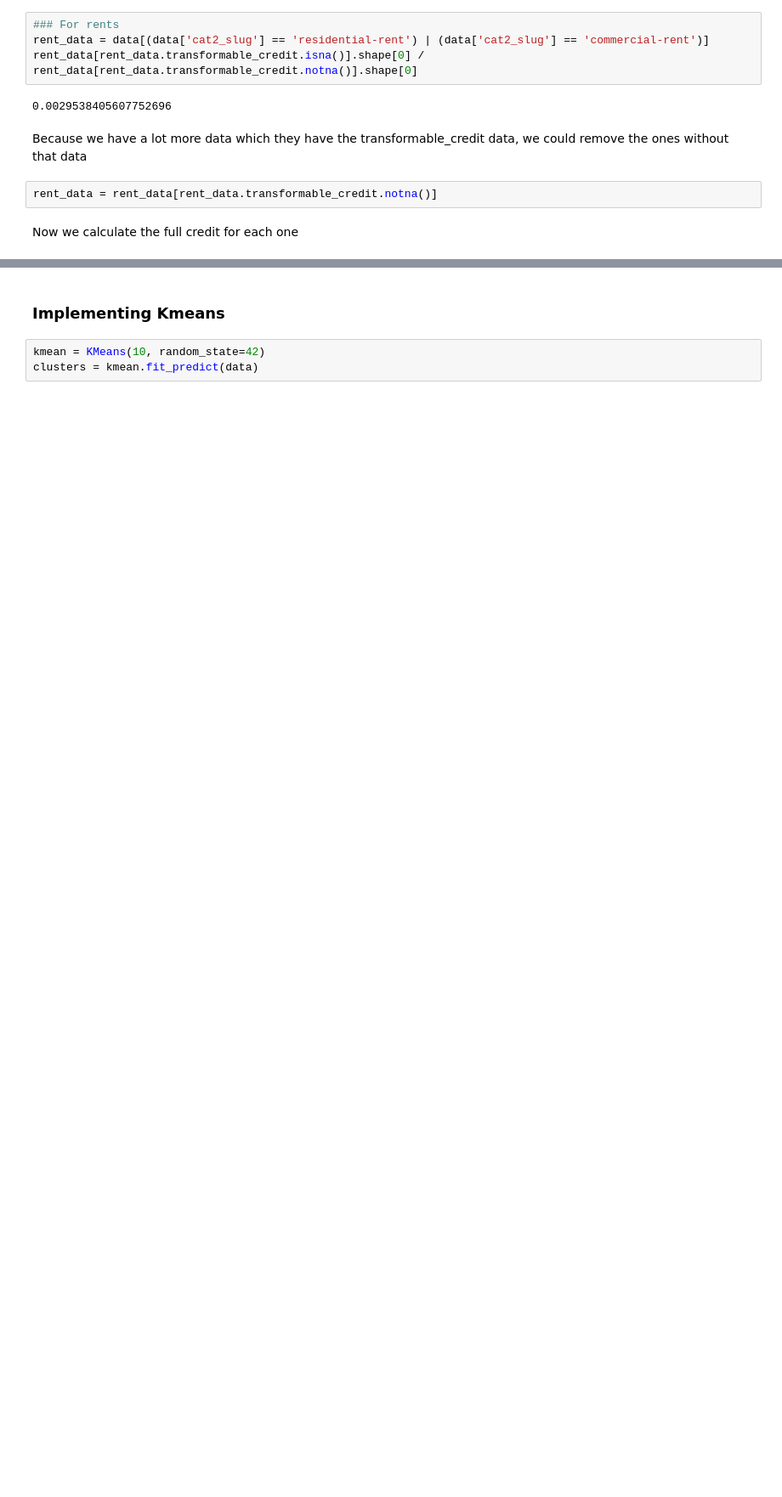
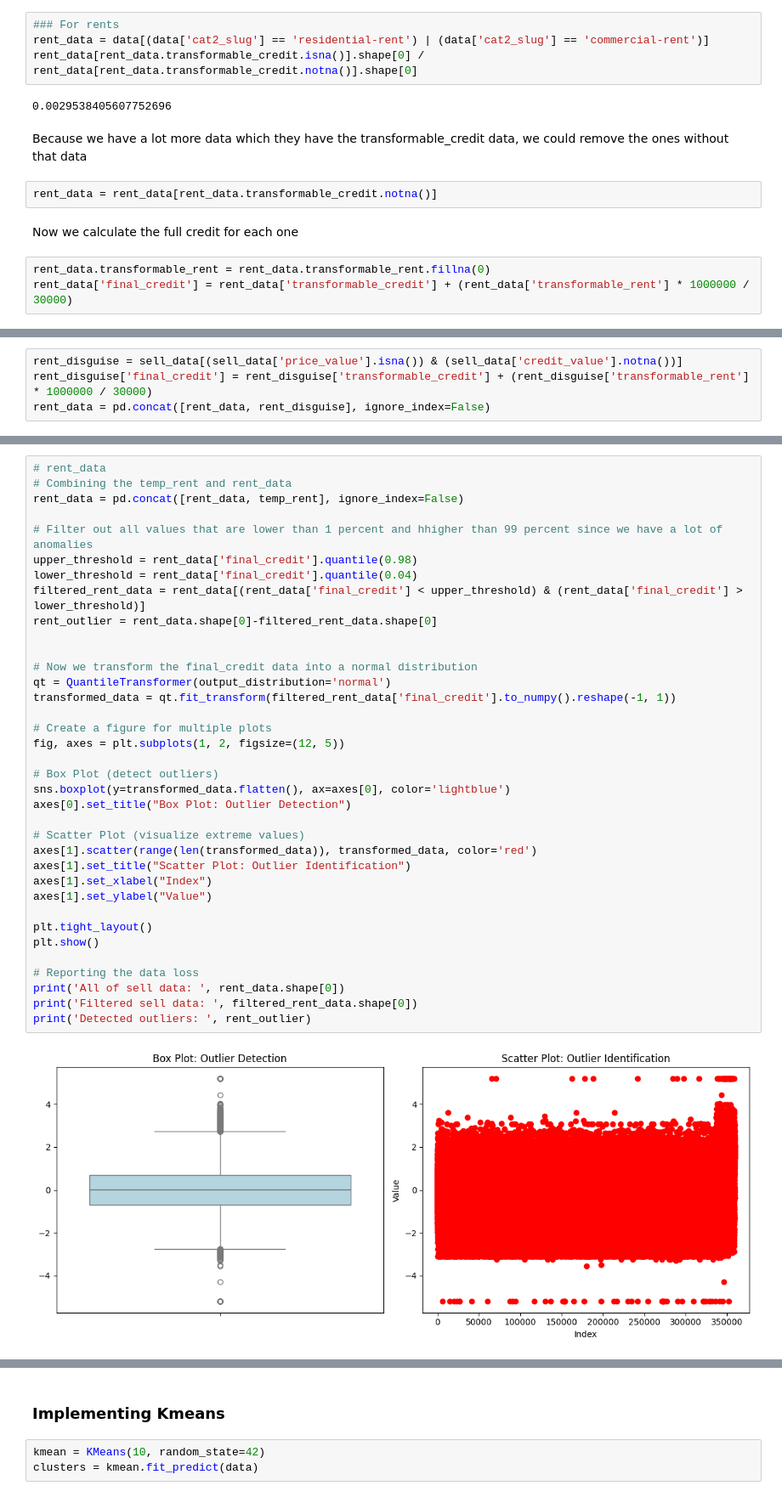
Before and after one commit to AbtinRahbari/AI_Delta_QBC9_G3, a Jupyter notebook: Clustering.ipynb, the cells around one changed output, grey strips where cells are left out. Shown at 85% size. Drawn from its saved outputs; the diff is of its cells as text; blank space fills up the shorter version.

```diff
--- a/Clustering.ipynb
+++ b/Clustering.ipynb
@@ -363,3 +363,6 @@ Because we have a lot more data which they have the transformable_credit data, w
 rent_data = rent_data[rent_data.transformable_credit.notna()]
 # %% [markdown]
 Now we calculate the full credit for each one
+# %%
+rent_data.transformable_rent = rent_data.transformable_rent.fillna(0)
+rent_data['final_credit'] = rent_data['transformable_credit'] + (rent_data['transformable_rent'] * 1000000 / 30000)
@@ -365,0 +414,4 @@ Now we calculate the full credit for each one
+# %%
+rent_disguise = sell_data[(sell_data['price_value'].isna()) & (sell_data['credit_value'].notna())]
+rent_disguise['final_credit'] = rent_disguise['transformable_credit'] + (rent_disguise['transformable_rent'] * 1000000 / 30000)
+rent_data = pd.concat([rent_data, rent_disguise], ignore_index=False)
@@ -365,0 +471,38 @@ Now we calculate the full credit for each one
+# %%
+# rent_data
+# Combining the temp_rent and rent_data
+rent_data = pd.concat([rent_data, temp_rent], ignore_index=False)
+
+# Filter out all values that are lower than 1 percent and hhigher than 99 percent since we have a lot of anomalies
+upper_threshold = rent_data['final_credit'].quantile(0.98)
+lower_threshold = rent_data['final_credit'].quantile(0.04)
+filtered_rent_data = rent_data[(rent_data['final_credit'] < upper_threshold) & (rent_data['final_credit'] > lower_threshold)]
+rent_outlier = rent_data.shape[0]-filtered_rent_data.shape[0]
+
+
+# Now we transform the final_credit data into a normal distribution
+qt = QuantileTransformer(output_distribution='normal')
+transformed_data = qt.fit_transform(filtered_rent_data['final_credit'].to_numpy().reshape(-1, 1))
+
+# Create a figure for multiple plots
+fig, axes = plt.subplots(1, 2, figsize=(12, 5))
+
+# Box Plot (detect outliers)
+sns.boxplot(y=transformed_data.flatten(), ax=axes[0], color='lightblue')
+axes[0].set_title("Box Plot: Outlier Detection")
+
+# Scatter Plot (visualize extreme values)
+axes[1].scatter(range(len(transformed_data)), transformed_data, color='red')
+axes[1].set_title("Scatter Plot: Outlier Identification")
+axes[1].set_xlabel("Index")
+axes[1].set_ylabel("Value")
+
+plt.tight_layout()
+plt.show()
+
+# Reporting the data loss
+print('All of sell data: ', rent_data.shape[0])
+print('Filtered sell data: ', filtered_rent_data.shape[0])
+print('Detected outliers: ', rent_outlier)
+# %% [output]
+[figure, added]
```
Also changed, not shown: parts of 39 cells of this notebook.
